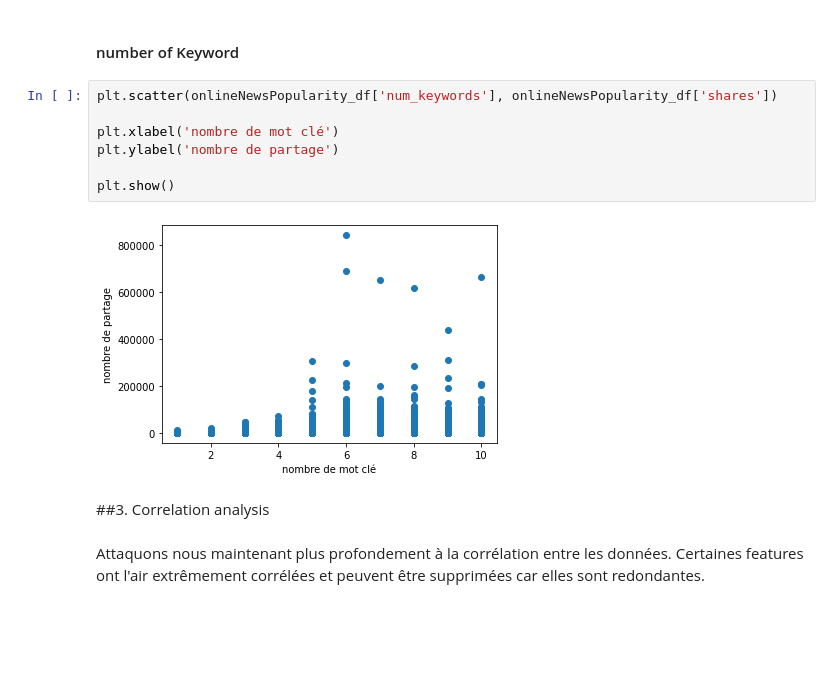
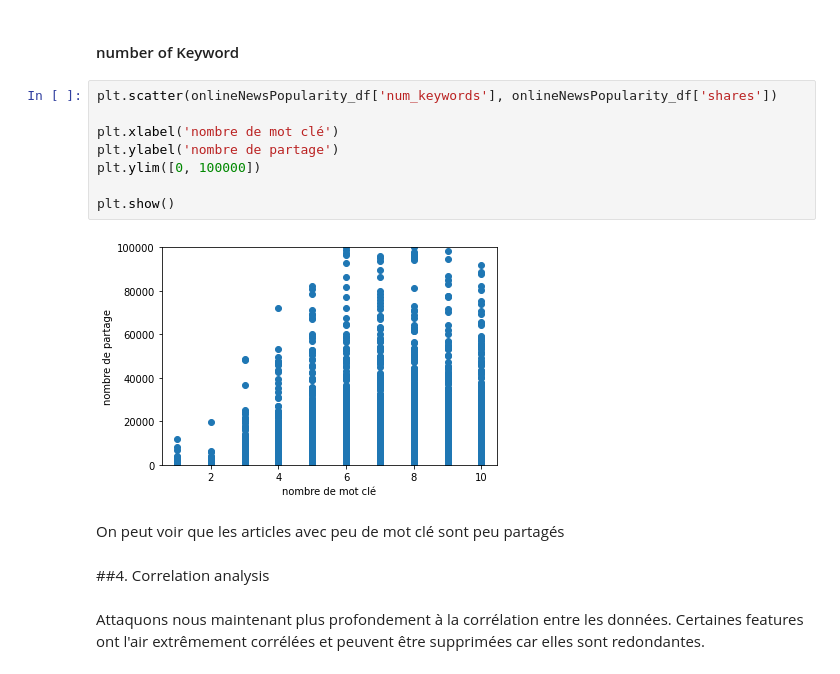
Before and after one commit to gabdez/pythonDataAnalysisProject, a Jupyter notebook: Python_ProjectV3.ipynb, the cells around one changed output. Saved outputs shown, nothing was run; the diff lists cells and outputs as text; blank space fills up the shorter version.

```diff
--- a/Python_ProjectV3.ipynb
+++ b/Python_ProjectV3.ipynb
@@ -324,14 +320,17 @@ On peut voir ici que lorsque le nombre de mot dans un article est assez grand, i
 # %%
 plt.scatter(onlineNewsPopularity_df['num_keywords'], onlineNewsPopularity_df['shares'])
 
 plt.xlabel('nombre de mot clé')
 plt.ylabel('nombre de partage')
+plt.ylim([0, 100000])
 
 plt.show()
 # %% [output]
-[figure, old version]
+[figure, new version]
+# %% [markdown]
+On peut voir que les articles avec peu de mot clé sont peu partagés
 # %% [markdown]
-##3. Correlation analysis
+##4. Correlation analysis
 # %% [markdown]
 Attaquons nous maintenant plus profondement à la corrélation entre les données.
 Certaines features ont l'air extrêmement corrélées et peuvent être supprimées car elles sont redondantes.
```
Also changed, not shown: parts of 16 cells of this notebook.
